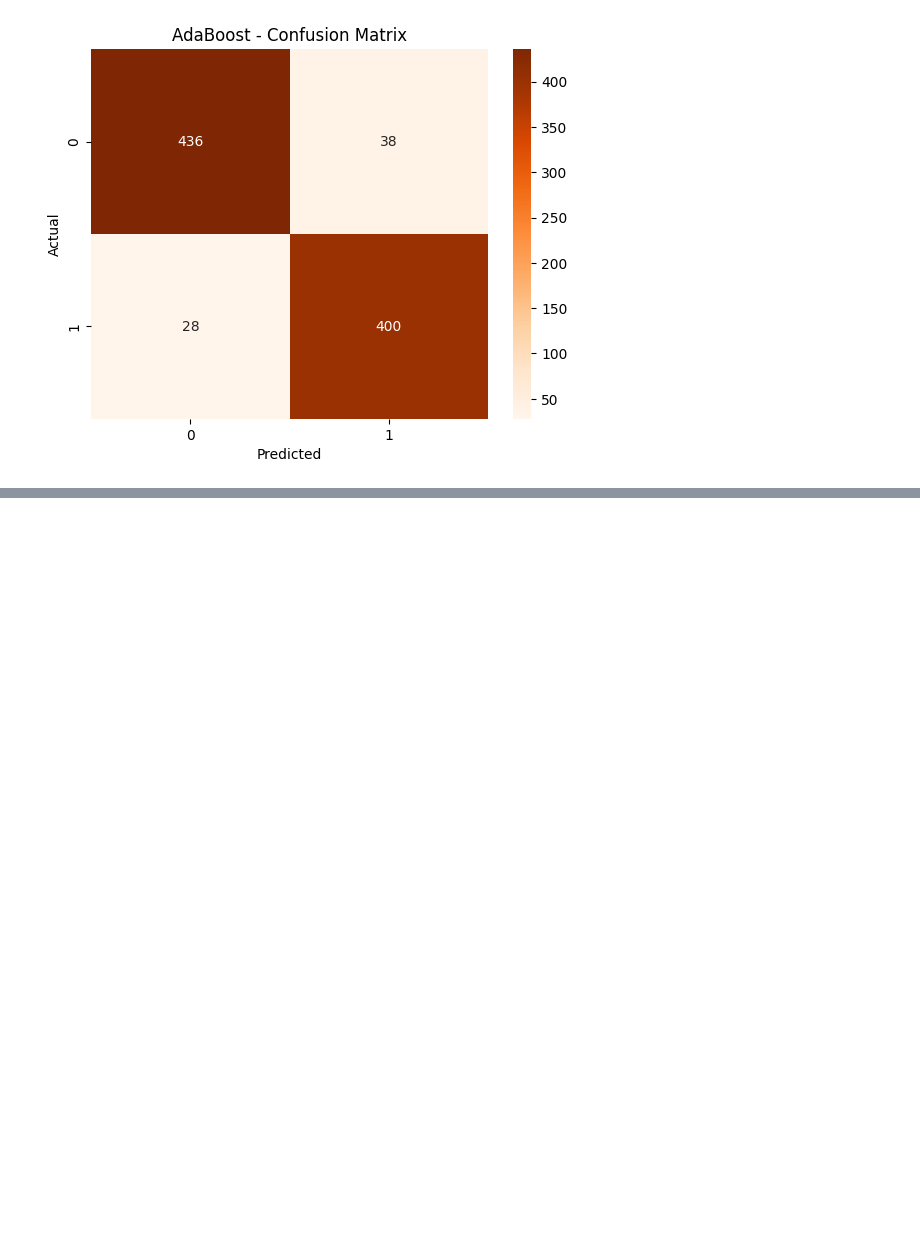
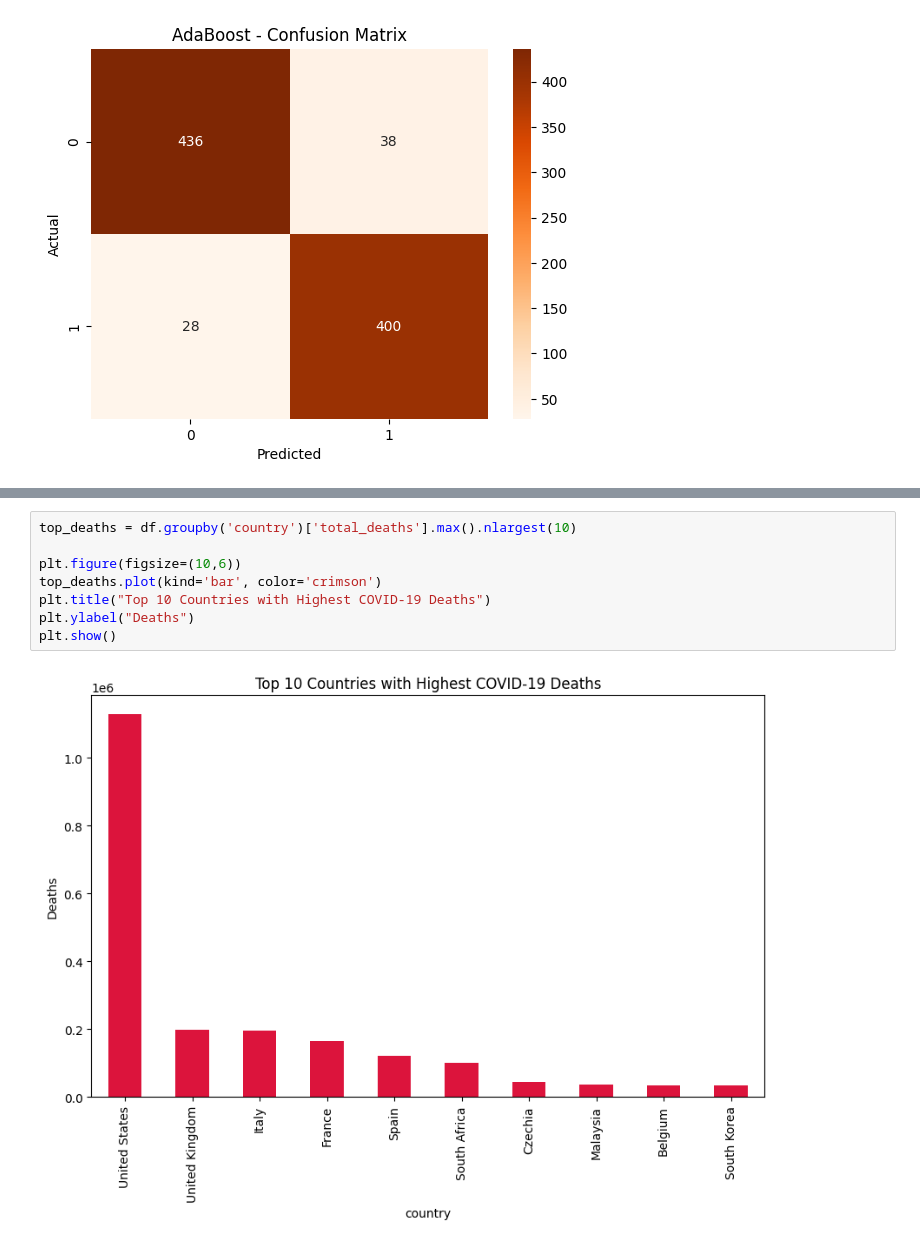
Before and after one commit to devansh391k/COVID-19-ANALYSIS-DATA-SCIENCE-PROJECT-, a Jupyter notebook: COVID19_ANALYSIS.ipynb, the cells around one changed output, grey strips where cells are left out. Cells and saved outputs as stored; diff of their text form; blank space fills up the shorter version.

```diff
--- a/COVID19_ANALYSIS.ipynb
+++ b/COVID19_ANALYSIS.ipynb
@@ -1184,0 +1283,10 @@ Confusion Matrix:
+# %%
+top_deaths = df.groupby('country')['total_deaths'].max().nlargest(10)
+
+plt.figure(figsize=(10,6))
+top_deaths.plot(kind='bar', color='crimson')
+plt.title("Top 10 Countries with Highest COVID-19 Deaths")
+plt.ylabel("Deaths")
+plt.show()
+# %% [output]
+[figure, added]
```
Also changed, not shown: parts of 4 cells of this notebook.
